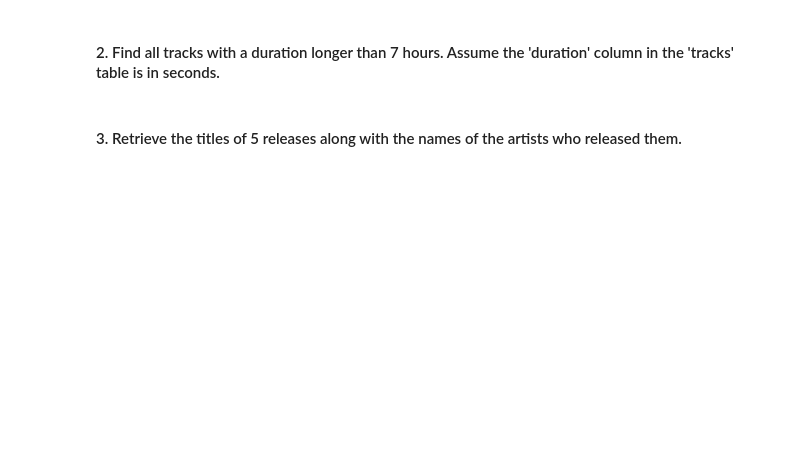
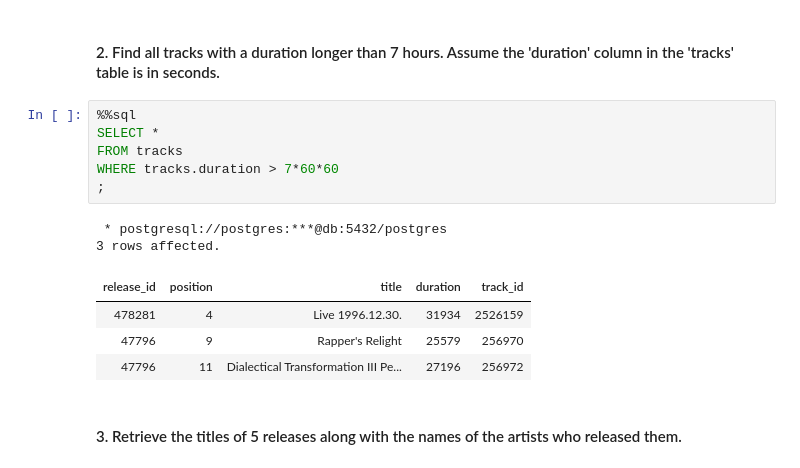
Before and after one commit to RumbleDB/bigdata-exercises, a Jupyter notebook: Big_Data/exercise01/Exercise01.ipynb, the cells around one changed output. Cells and saved outputs as stored; diff of their text form; blank space fills up the shorter version.

```diff
--- a/Big_Data/exercise01/Exercise01.ipynb
+++ b/Big_Data/exercise01/Exercise01.ipynb
@@ -119,4 +215,17 @@ The following is a visual representation of the database schema for quick refere
 # %% [markdown]
 #### 2. Find all tracks with a duration longer than 7 hours. Assume the 'duration' column in the 'tracks' table is in seconds.
+# %%
+%%sql
+SELECT *
+FROM tracks
+WHERE tracks.duration > 7*60*60
+;
+# %% [output]
+ * postgresql://postgres:***@db:5432/postgres
+3 rows affected.
+| release_id | position | title | duration | track_id |
+| 478281 | 4 | Live 1996.12.30. | 31934 | 2526159 |
+| 47796 | 9 | Rapper's Relight | 25579 | 256970 |
+| 47796 | 11 | Dialectical Transformation III Pe... | 27196 | 256972 |
 # %% [markdown]
 #### 3. Retrieve the titles of 5 releases along with the names of the artists who released them.
```
Also changed, not shown: parts of 27 cells of this notebook, 4 other files.
